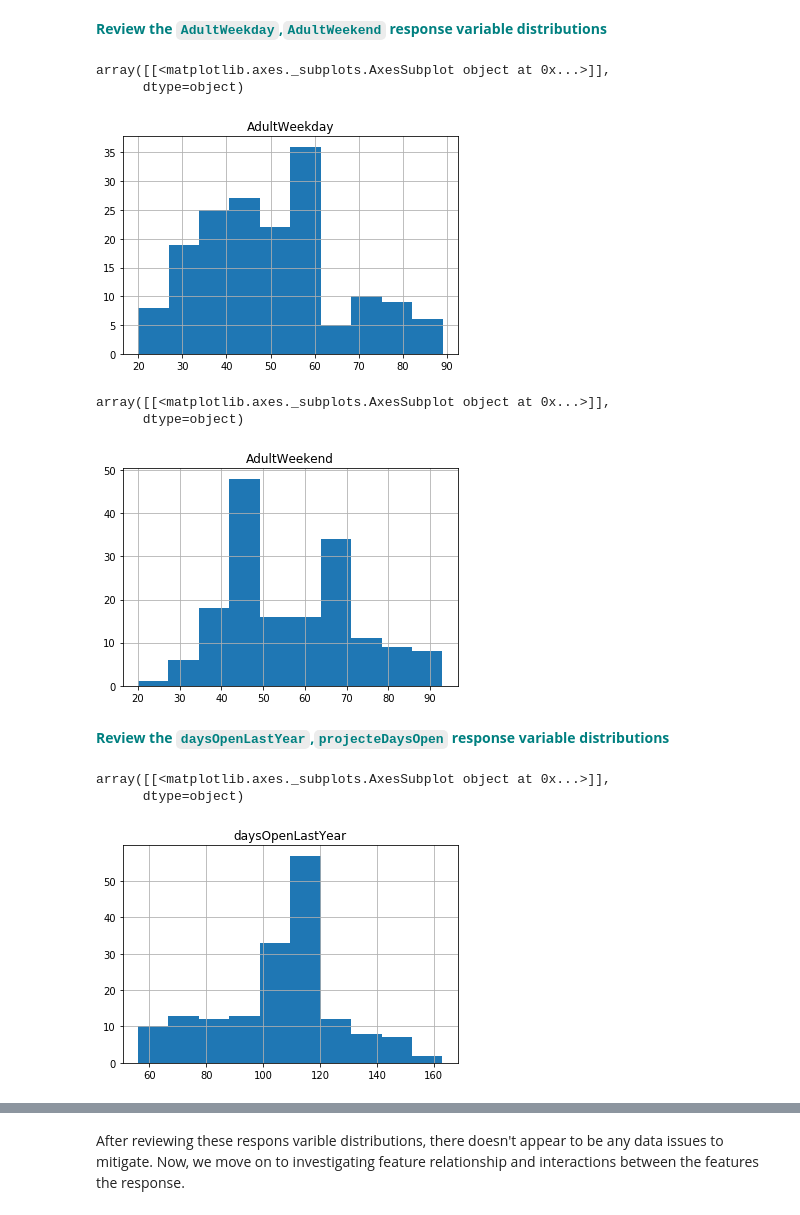
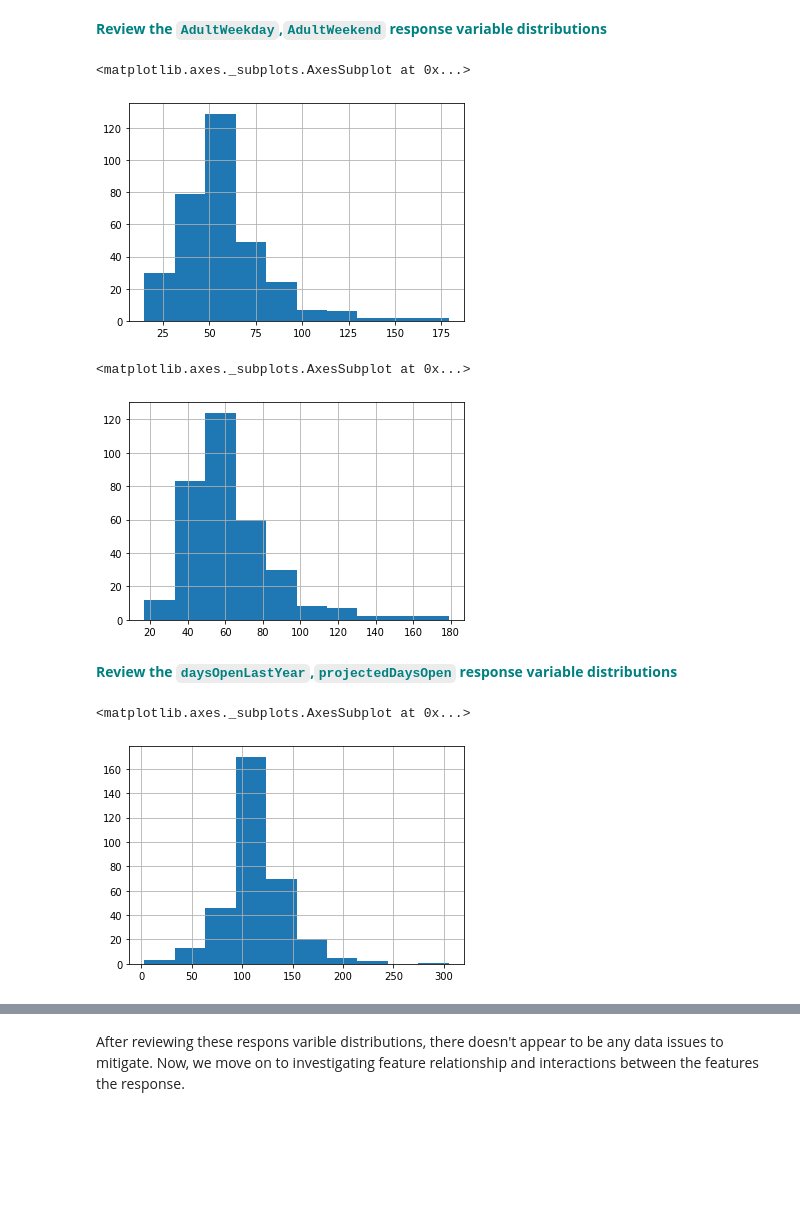
Before and after one commit to ethantran8714/GuidedCapstone, a Jupyter notebook: DataWrangling/[Ethan Tran] GuidedCapstoneStep3HL.ipynb, the cells around one changed output, grey strips where cells are left out. Cells and saved outputs as stored; diff of their text form; code cells hidden in the pictures; blank space fills up the shorter version.

```diff
--- a/DataWrangling/[Ethan Tran] GuidedCapstoneStep3HL.ipynb
+++ b/DataWrangling/[Ethan Tran] GuidedCapstoneStep3HL.ipynb
@@ -255,24 +214,21 @@ There are many possible response variables you could have identified in Step 1 o
 # %%
 # Make a histogram of the 'AdultWeekday' column of the dfno dataframe.
 # You'll want to call hist() on that column
-dfno.hist("AdultWeekday")
+df["AdultWeekday"].hist()
 # %% [output]
-array([[<matplotlib.axes._subplots.AxesSubplot object at 0x...>]],
-      dtype=object)
+<matplotlib.axes._subplots.AxesSubplot at 0x...>
-[figure, old version]
+[figure, new version]
 # %%
 # Do the same but with the AdultWeekend column
-dfno.hist("AdultWeekend")
+df["AdultWeekend"].hist()
 # %% [output]
-array([[<matplotlib.axes._subplots.AxesSubplot object at 0x...>]],
-      dtype=object)
+<matplotlib.axes._subplots.AxesSubplot at 0x...>
-[figure, old version]
+[figure, new version]
 # %% [markdown]
-<font color='teal'>**Review the `daysOpenLastYear`,`projecteDaysOpen` response variable distributions**</font>
+<font color='teal'>**Review the `daysOpenLastYear`,`projectedDaysOpen` response variable distributions**</font>
 # %%
 # Do the same as above! You got this :)
-dfno.hist("daysOpenLastYear")
+df["daysOpenLastYear"].hist()
 # %% [output]
-array([[<matplotlib.axes._subplots.AxesSubplot object at 0x...>]],
-      dtype=object)
+<matplotlib.axes._subplots.AxesSubplot at 0x...>
-[figure, old version]
+[figure, new version]
```
Also changed, not shown: parts of 26 cells of this notebook, 4 other files.
